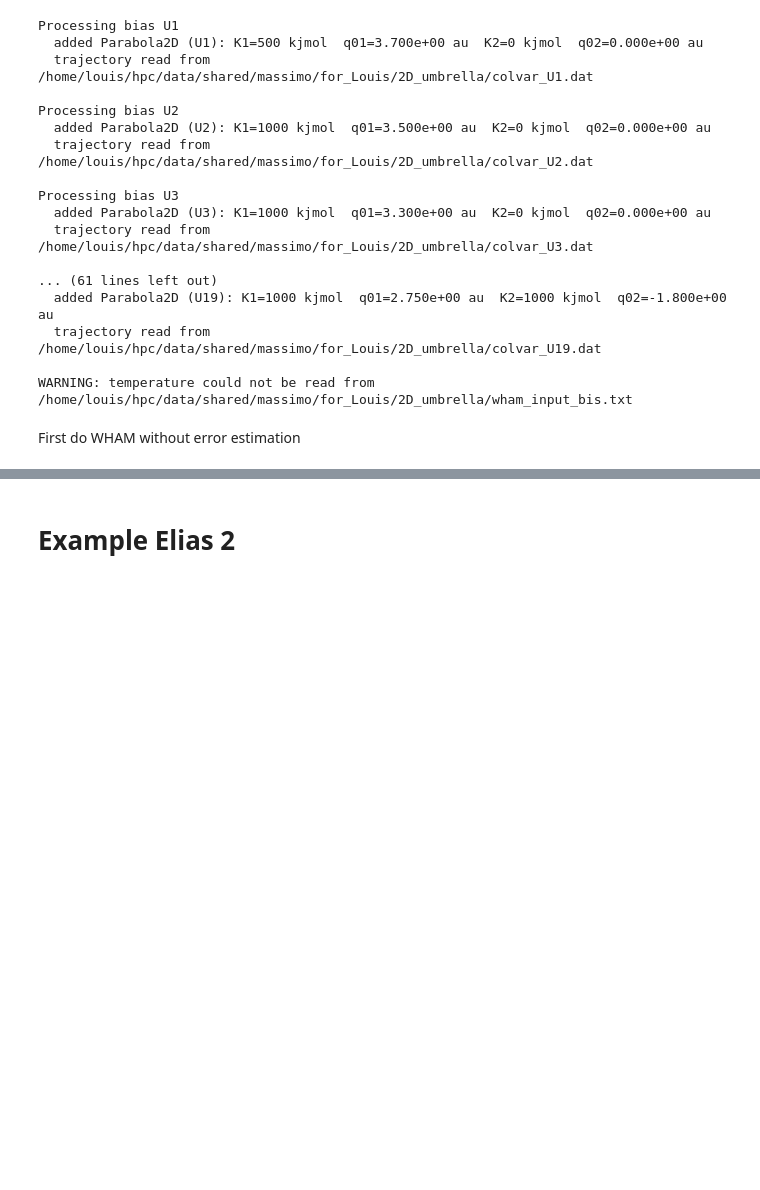
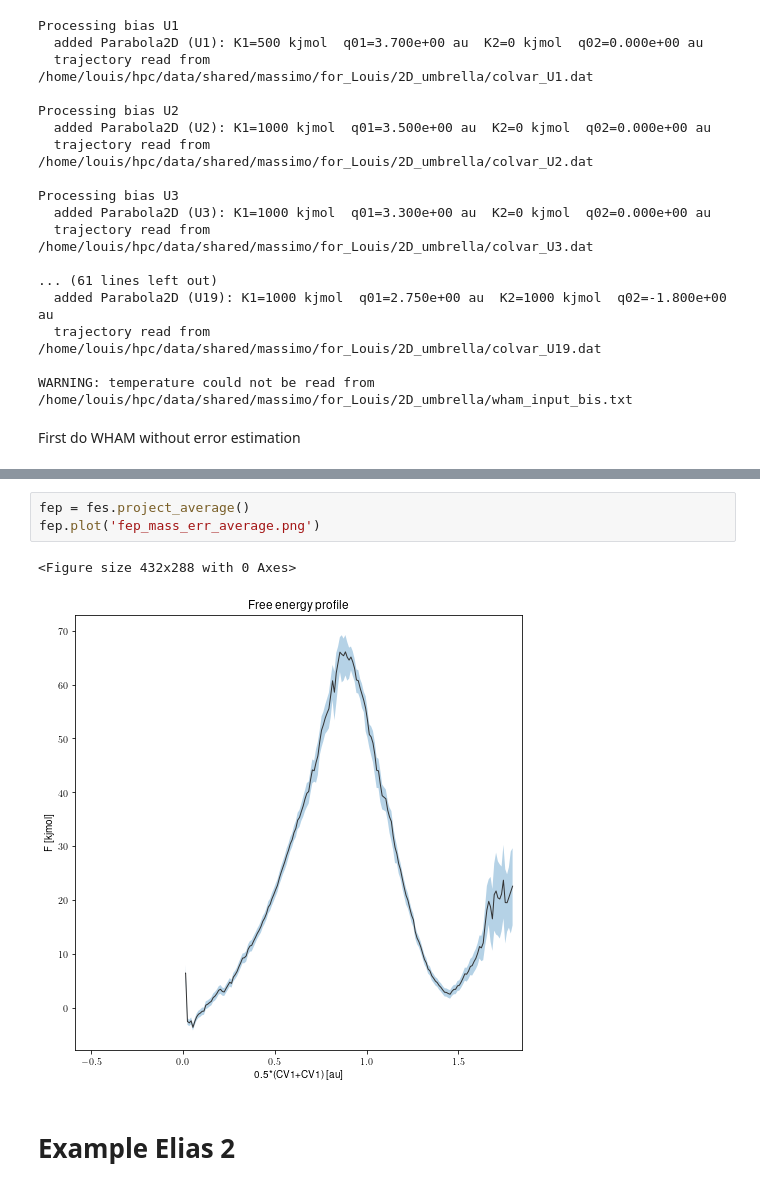
Before and after one commit to molmod/ThermoLIB, a Jupyter notebook: examples/WHAM2D/wham2d.ipynb, the cells around one changed output, grey strips where cells are left out. Cells and saved outputs as stored; diff of their text form; blank space fills up the shorter version.

```diff
--- a/examples/WHAM2D/wham2d.ipynb
+++ b/examples/WHAM2D/wham2d.ipynb
@@ -128,3 +131,9 @@ fes.plot('fes.png', ncolors=14, lims=[0,140])
+# %%
+fep = fes.project_average()
+fep.plot('fep_mass_err_average.png')
+# %% [output]
+<Figure size 432x288 with 0 Axes>
+[figure, added]
 # %% [markdown]
 # Example Elias 2
 # %%
```
Also changed, not shown: parts of 5 cells of this notebook, 2 other files.
